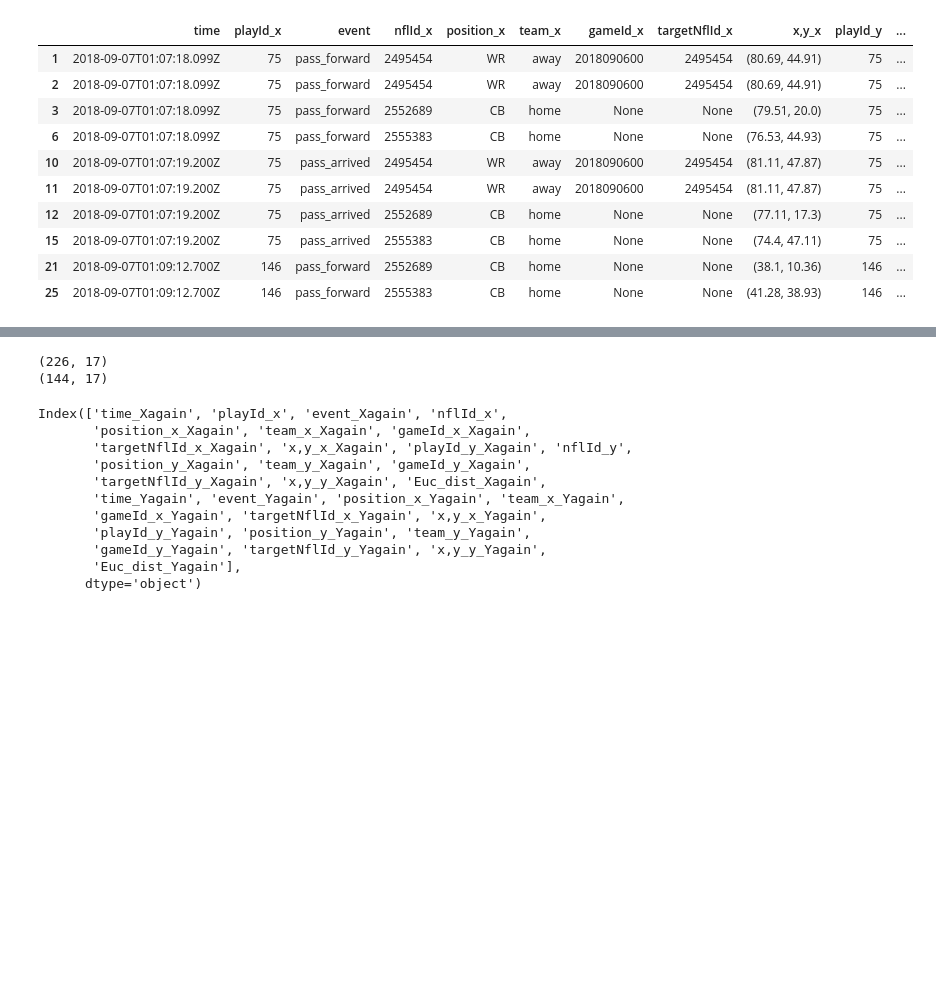
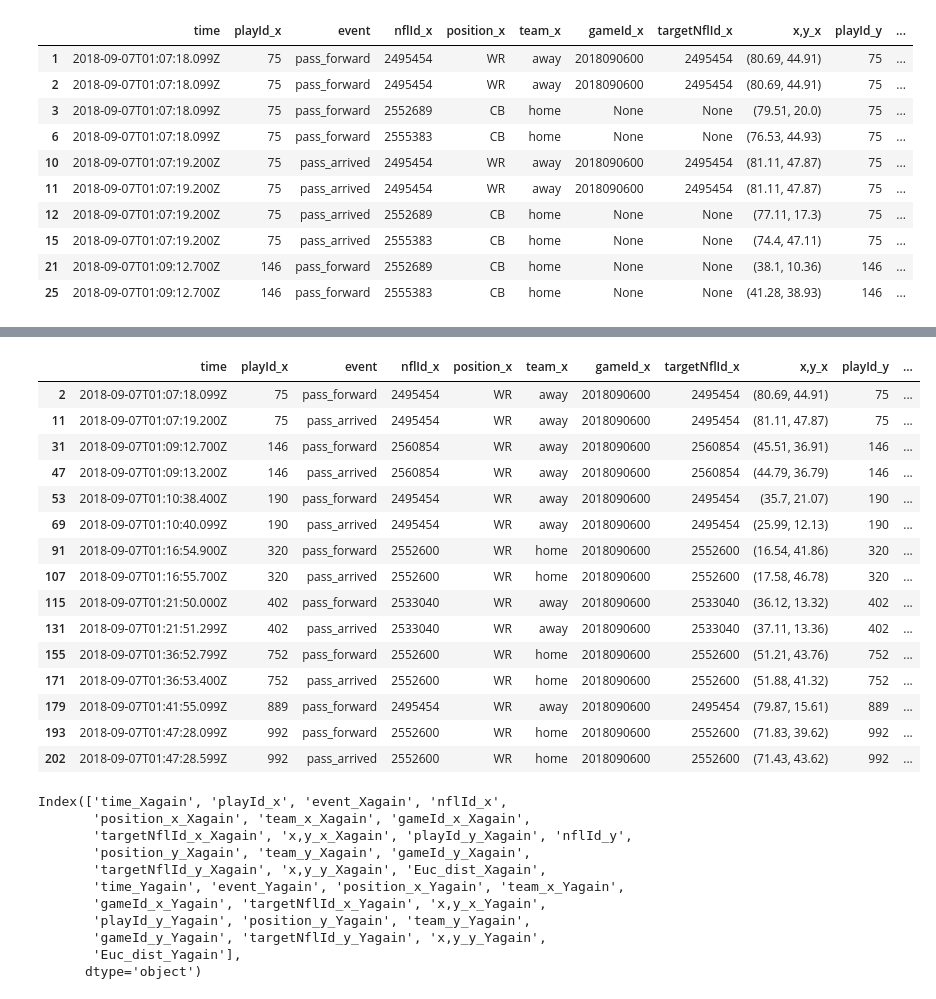
Before and after one commit to d-r-n/APM-Term-Project, a Jupyter notebook: cb_wr_analysis.ipynb, the cells around one changed output, grey strips where cells are left out. Cells and saved outputs as stored; diff of their text form; code cells hidden in the pictures; blank space fills up the shorter version.

Commit message:
Almost done. just need to fix game iterator

```diff
--- a/cb_wr_analysis.ipynb
+++ b/cb_wr_analysis.ipynb
@@ -167,32 +268,46 @@ merged2_fixed.head(35)
 # %%
 #cuts df by half. Keeps only rows where it is WR then CB, and not CB and WR (which is just a repeat)
 merged2_fixed = merged2_fixed[(merged2_fixed['position_x'] == 'WR')]
-print(merged2_fixed.shape)
+#print(merged2_fixed.shape)
 
+mins = []
+#This is dropping farther CBs. Will prob need to fix, bc it doesn't account for the case of 3 CBs and 1 WR. Would
+# only drop the 1 furthest, not both furthest.
 for play in plays:
     df_temp = merged2_fixed[((merged2_fixed['playId_x'] == play))]
     #print(df_temp)
     if len(df_temp) > 1:
 
-        ids = []
-        idx = df_temp[(df_temp['event'] == 'pass_forward')]['Euc_dist'].idxmax()
-        #for val in df_temp[df_temp['event'] == 'pass_forward']:
-            #idx = df_temp['Euc_dist'].idxmax()
-        #print(idx)
-        nfl = df_temp['nflId_y'].loc[idx]
-        ids = df_temp[df_temp['nflId_y'] == nfl].index.tolist()
-        #print(ids)
+        idmin = df_temp[(df_temp['event'] == 'pass_forward')]['Euc_dist'].idxmin()
+        nflmin = df_temp['nflId_y'].loc[idmin]
+        min_ids = df_temp[df_temp['nflId_y'] == nflmin].index.tolist()
 
-        merged2_fixed.drop(ids, axis=0, inplace=True)
+        mins.append(min_ids)
 
 
-        #merged2_fixed.drop(df_temp['Euc_dist'].idxmax(), inplace=True)
-        #merged2_fixed.drop()
 
-print(merged2_fixed.shape)
+flattened_mins = list(itertools.chain(*mins))
+
+merged2_fixed = merged2_fixed.loc[flattened_mins]
-# %% [output]
-(226, 17)
-(144, 17)
+# %%
+merged2_fixed.head(15)
+# %% [output]
+|  | time | playId_x | event | nflId_x | position_x | team_x | gameId_x | targetNflId_x | x,y_x | playId_y | ... |
+| 2 | 2018-09-07T01:07:18.099Z | 75 | pass_forward | 2495454 | WR | away | 2018090600 | 2495454 | (80.69, 44.91) | 75 | ... |
+| 11 | 2018-09-07T01:07:19.200Z | 75 | pass_arrived | 2495454 | WR | away | 2018090600 | 2495454 | (81.11, 47.87) | 75 | ... |
+| 31 | 2018-09-07T01:09:12.700Z | 146 | pass_forward | 2560854 | WR | away | 2018090600 | 2560854 | (45.51, 36.91) | 146 | ... |
+| 47 | 2018-09-07T01:09:13.200Z | 146 | pass_arrived | 2560854 | WR | away | 2018090600 | 2560854 | (44.79, 36.79) | 146 | ... |
+| 53 | 2018-09-07T01:10:38.400Z | 190 | pass_forward | 2495454 | WR | away | 2018090600 | 2495454 | (35.7, 21.07) | 190 | ... |
+| 69 | 2018-09-07T01:10:40.099Z | 190 | pass_arrived | 2495454 | WR | away | 2018090600 | 2495454 | (25.99, 12.13) | 190 | ... |
+| 91 | 2018-09-07T01:16:54.900Z | 320 | pass_forward | 2552600 | WR | home | 2018090600 | 2552600 | (16.54, 41.86) | 320 | ... |
+| 107 | 2018-09-07T01:16:55.700Z | 320 | pass_arrived | 2552600 | WR | home | 2018090600 | 2552600 | (17.58, 46.78) | 320 | ... |
+| 115 | 2018-09-07T01:21:50.000Z | 402 | pass_forward | 2533040 | WR | away | 2018090600 | 2533040 | (36.12, 13.32) | 402 | ... |
+| 131 | 2018-09-07T01:21:51.299Z | 402 | pass_arrived | 2533040 | WR | away | 2018090600 | 2533040 | (37.11, 13.36) | 402 | ... |
+| 155 | 2018-09-07T01:36:52.799Z | 752 | pass_forward | 2552600 | WR | home | 2018090600 | 2552600 | (51.21, 43.76) | 752 | ... |
+| 171 | 2018-09-07T01:36:53.400Z | 752 | pass_arrived | 2552600 | WR | home | 2018090600 | 2552600 | (51.88, 41.32) | 752 | ... |
+| 179 | 2018-09-07T01:41:55.099Z | 889 | pass_forward | 2495454 | WR | away | 2018090600 | 2495454 | (79.87, 15.61) | 889 | ... |
+| 193 | 2018-09-07T01:47:28.099Z | 992 | pass_forward | 2552600 | WR | home | 2018090600 | 2552600 | (71.83, 39.62) | 992 | ... |
+| 202 | 2018-09-07T01:47:28.599Z | 992 | pass_arrived | 2552600 | WR | home | 2018090600 | 2552600 | (71.43, 43.62) | 992 | ... |
 # %%
 #self merging AGAIN, so now have a row with the pass_forward and the pass_arrived. Much easier to calculate diff
 ForArrStack = merged2_fixed.merge(merged2_fixed, on = ['playId_x', 'nflId_x', 'nflId_y'], suffixes=['_Xagain', '_Yagain'])
```
Also changed, not shown: parts of 12 cells of this notebook.
